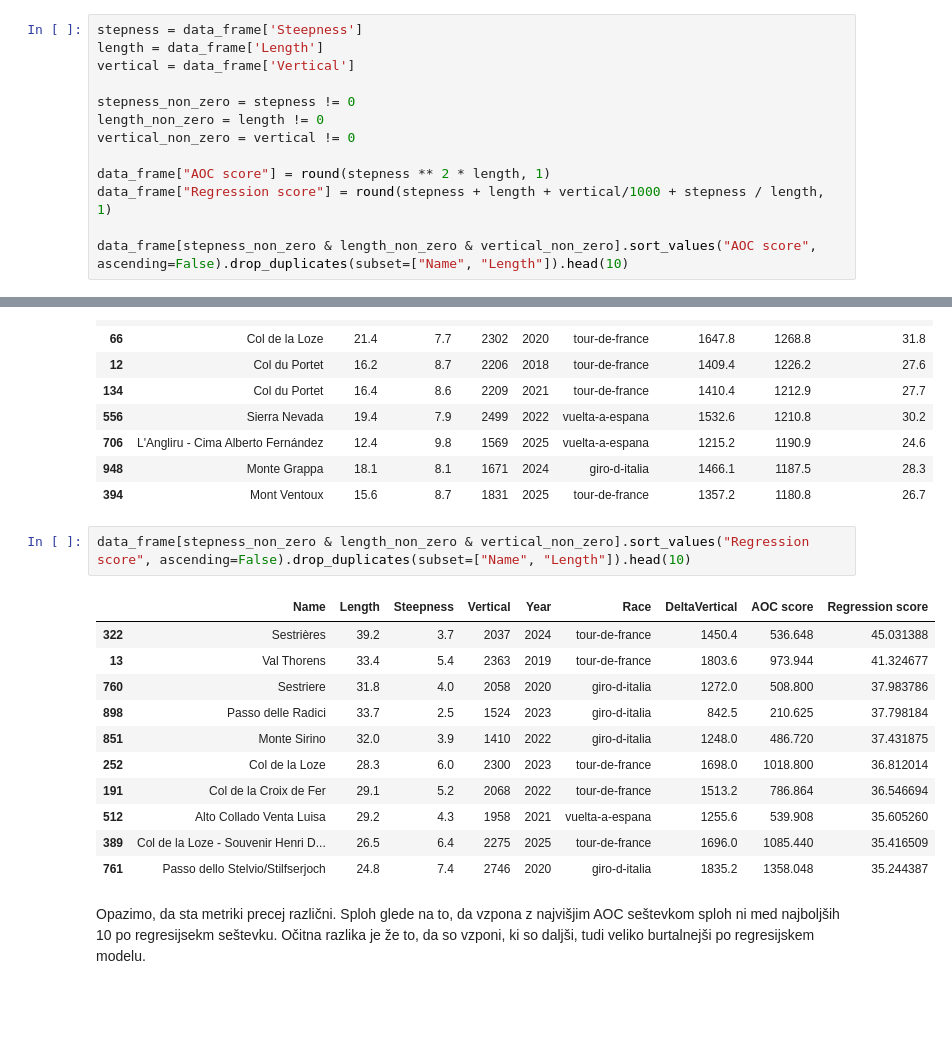
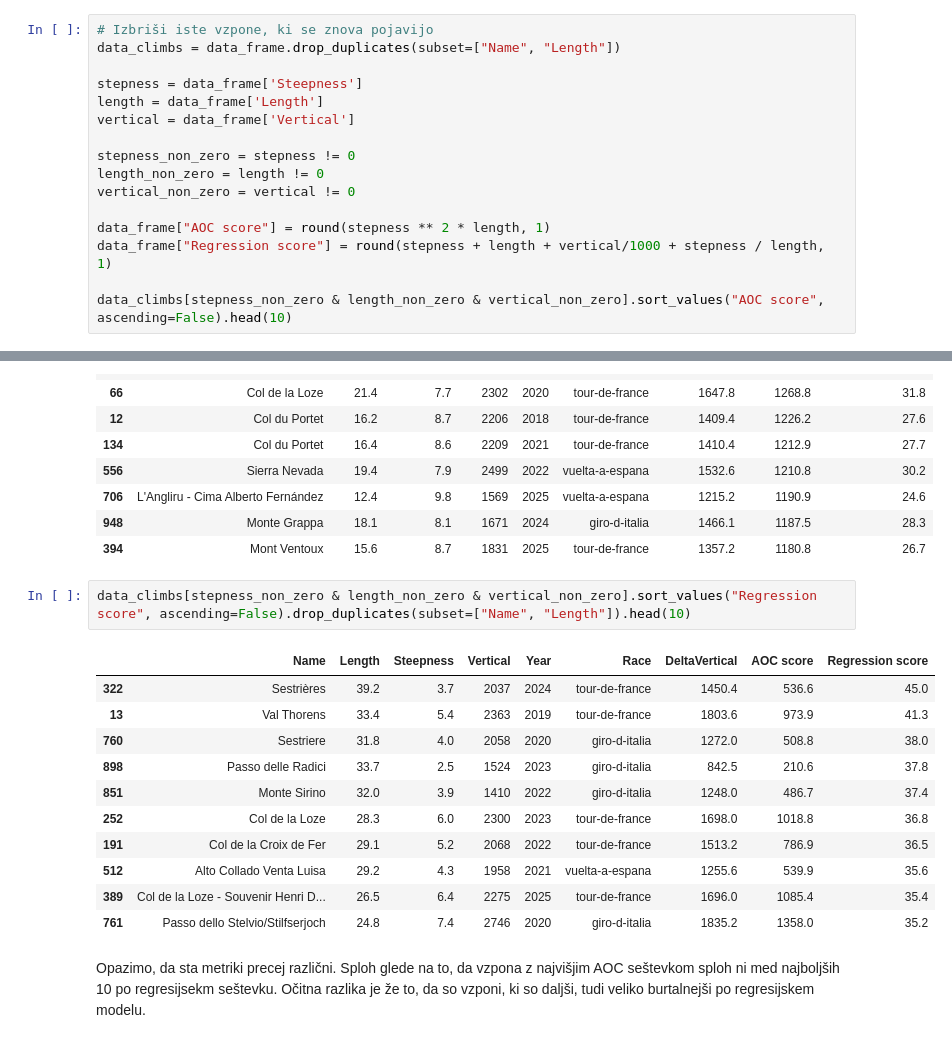
Before and after one commit to ziga-vaupotic/uvp-projektna, a Jupyter notebook: analyses/analiza-dirk.ipynb, the cells around one changed output, grey strips where cells are left out. Drawn from its saved outputs; the diff is of its cells as text; blank space fills up the shorter version.

```diff
--- a/analyses/analiza-dirk.ipynb
+++ b/analyses/analiza-dirk.ipynb
@@ -199,6 +223,9 @@ kjer je $S$ nadomorska višina najvišje točke vzpona.
 # %% [markdown]
 Sprva si poglejmo, najtežje vzpone glede na obe metriki.
 # %%
+# Izbriši iste vzpone, ki se znova pojavijo
+data_climbs = data_frame.drop_duplicates(subset=["Name", "Length"])
+
 stepness = data_frame['Steepness']
 length = data_frame['Length']
 vertical = data_frame['Vertical']
@@ -210,7 +237,7 @@ vertical_non_zero = vertical != 0
 data_frame["AOC score"] = round(stepness ** 2 * length, 1)
 data_frame["Regression score"] = round(stepness + length + vertical/1000 + stepness / length, 1)
 
-data_frame[stepness_non_zero & length_non_zero & vertical_non_zero].sort_values("AOC score", ascending=False).drop_duplicates(subset=["Name", "Length"]).head(10)
+data_climbs[stepness_non_zero & length_non_zero & vertical_non_zero].sort_values("AOC score", ascending=False).head(10)
 # %% [output]
 |  | Name | Length | Steepness | Vertical | Year | Race | DeltaVertical | AOC score | Regression score |
 | 993 | Colle delle Finestre | 18.4 | 9.2 | 2149 | 2025 | giro-d-italia | 1692.8 | 1557.4 | 30.2 |
@@ -224,19 +251,19 @@ data_frame[stepness_non_zero & length_non_zero & vertical_non_zero].sort_values(
 | 948 | Monte Grappa | 18.1 | 8.1 | 1671 | 2024 | giro-d-italia | 1466.1 | 1187.5 | 28.3 |
 | 394 | Mont Ventoux | 15.6 | 8.7 | 1831 | 2025 | tour-de-france | 1357.2 | 1180.8 | 26.7 |
 # %%
-data_frame[stepness_non_zero & length_non_zero & vertical_non_zero].sort_values("Regression score", ascending=False).drop_duplicates(subset=["Name", "Length"]).head(10)
+data_climbs[stepness_non_zero & length_non_zero & vertical_non_zero].sort_values("Regression score", ascending=False).drop_duplicates(subset=["Name", "Length"]).head(10)
 # %% [output]
 |  | Name | Length | Steepness | Vertical | Year | Race | DeltaVertical | AOC score | Regression score |
-| 322 | Sestrières | 39.2 | 3.7 | 2037 | 2024 | tour-de-france | 1450.4 | 536.648 | 45.031388 |
-| 13 | Val Thorens | 33.4 | 5.4 | 2363 | 2019 | tour-de-france | 1803.6 | 973.944 | 41.324677 |
-| 760 | Sestriere | 31.8 | 4.0 | 2058 | 2020 | giro-d-italia | 1272.0 | 508.800 | 37.983786 |
-| 898 | Passo delle Radici | 33.7 | 2.5 | 1524 | 2023 | giro-d-italia | 842.5 | 210.625 | 37.798184 |
-| 851 | Monte Sirino | 32.0 | 3.9 | 1410 | 2022 | giro-d-italia | 1248.0 | 486.720 | 37.431875 |
-| 252 | Col de la Loze | 28.3 | 6.0 | 2300 | 2023 | tour-de-france | 1698.0 | 1018.800 | 36.812014 |
-| 191 | Col de la Croix de Fer | 29.1 | 5.2 | 2068 | 2022 | tour-de-france | 1513.2 | 786.864 | 36.546694 |
-| 512 | Alto Collado Venta Luisa | 29.2 | 4.3 | 1958 | 2021 | vuelta-a-espana | 1255.6 | 539.908 | 35.605260 |
-| 389 | Col de la Loze - Souvenir Henri D... | 26.5 | 6.4 | 2275 | 2025 | tour-de-france | 1696.0 | 1085.440 | 35.416509 |
-| 761 | Passo dello Stelvio/Stilfserjoch | 24.8 | 7.4 | 2746 | 2020 | giro-d-italia | 1835.2 | 1358.048 | 35.244387 |
+| 322 | Sestrières | 39.2 | 3.7 | 2037 | 2024 | tour-de-france | 1450.4 | 536.6 | 45.0 |
+| 13 | Val Thorens | 33.4 | 5.4 | 2363 | 2019 | tour-de-france | 1803.6 | 973.9 | 41.3 |
+| 760 | Sestriere | 31.8 | 4.0 | 2058 | 2020 | giro-d-italia | 1272.0 | 508.8 | 38.0 |
+| 898 | Passo delle Radici | 33.7 | 2.5 | 1524 | 2023 | giro-d-italia | 842.5 | 210.6 | 37.8 |
+| 851 | Monte Sirino | 32.0 | 3.9 | 1410 | 2022 | giro-d-italia | 1248.0 | 486.7 | 37.4 |
+| 252 | Col de la Loze | 28.3 | 6.0 | 2300 | 2023 | tour-de-france | 1698.0 | 1018.8 | 36.8 |
+| 191 | Col de la Croix de Fer | 29.1 | 5.2 | 2068 | 2022 | tour-de-france | 1513.2 | 786.9 | 36.5 |
+| 512 | Alto Collado Venta Luisa | 29.2 | 4.3 | 1958 | 2021 | vuelta-a-espana | 1255.6 | 539.9 | 35.6 |
+| 389 | Col de la Loze - Souvenir Henri D... | 26.5 | 6.4 | 2275 | 2025 | tour-de-france | 1696.0 | 1085.4 | 35.4 |
+| 761 | Passo dello Stelvio/Stilfserjoch | 24.8 | 7.4 | 2746 | 2020 | giro-d-italia | 1835.2 | 1358.0 | 35.2 |
 # %% [markdown]
 Opazimo, da sta metriki precej različni. Sploh glede na to, da vzpona z najvišjim AOC seštevkom sploh ni med najboljših 10 po regresijsekm seštevku. Očitna razlika je že to, da so vzponi, ki so daljši, tudi veliko burtalnejši po regresijskem modelu.
 # %% [markdown]
```
Also changed, not shown: parts of 13 cells of this notebook, 5 other files.
